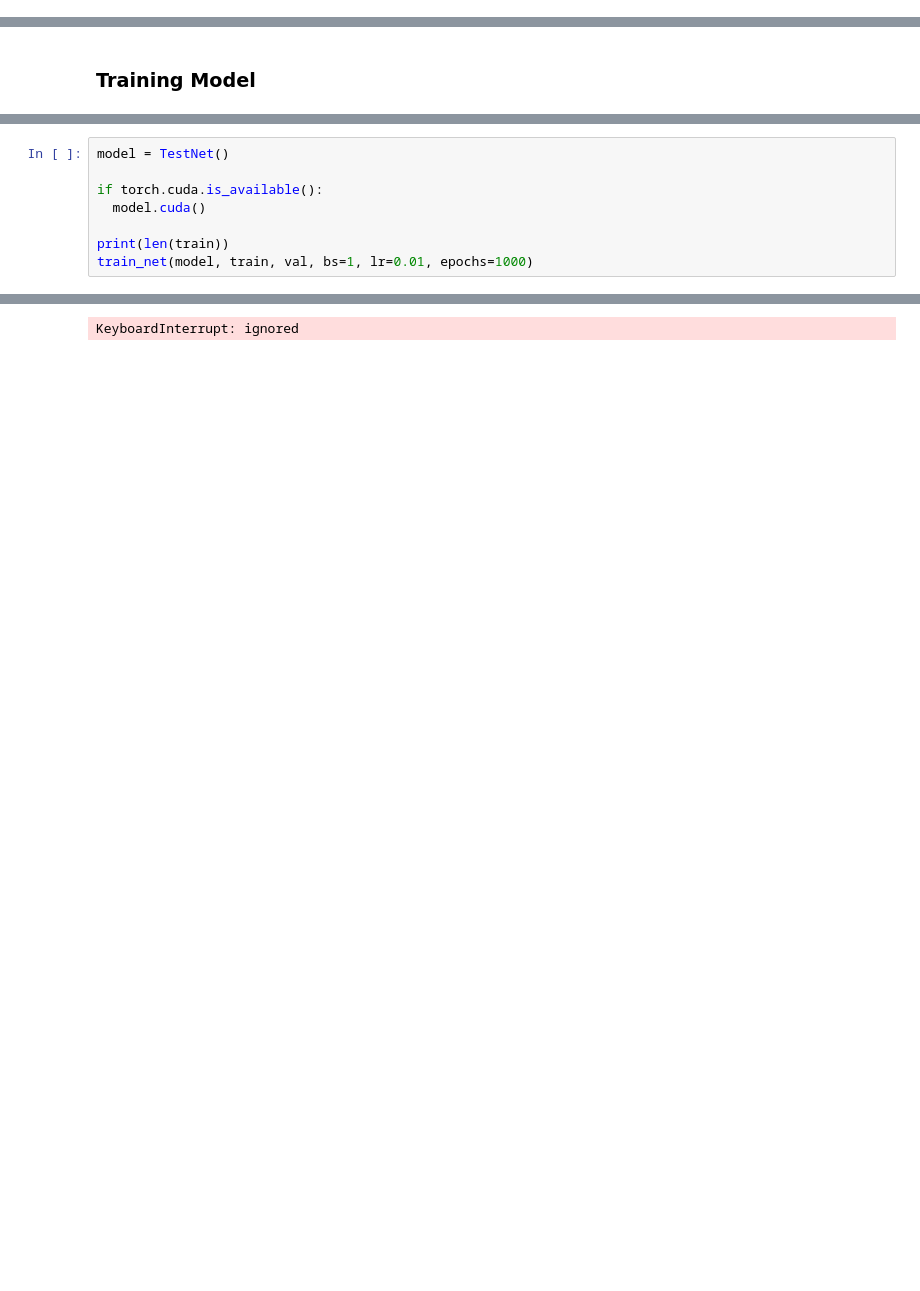
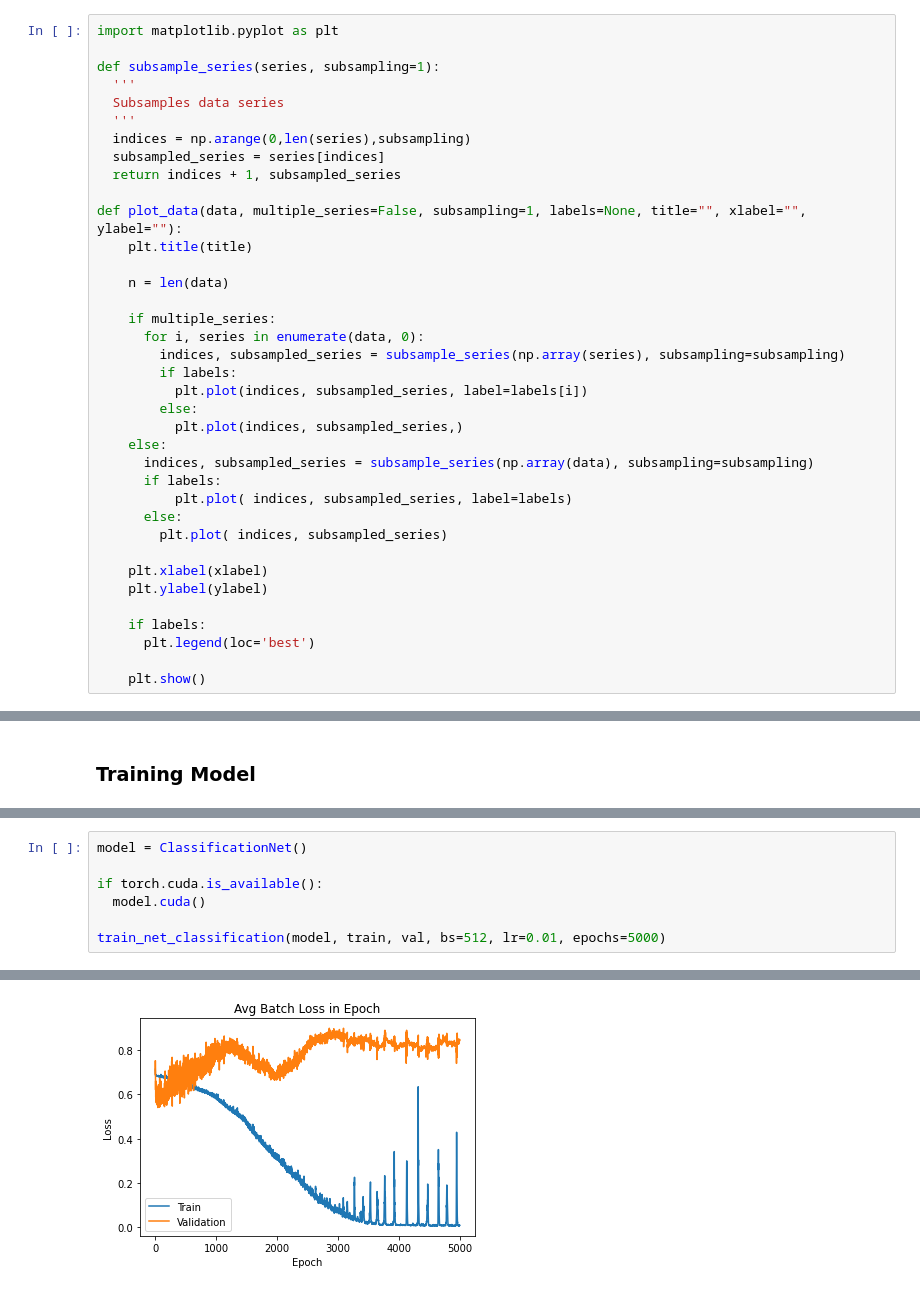
Before and after one commit to APS360-Team-34/Hit-Song-Prediction, a Jupyter notebook: Playground_Rakan.ipynb, the cells around one changed output, grey strips where cells are left out. Cells and saved outputs as stored; diff of their text form; blank space fills up the shorter version.

```diff
--- a/Playground_Rakan.ipynb
+++ b/Playground_Rakan.ipynb
@@ -209,5 +343,42 @@ def predict_some(model, data, num_to_predict):
 
     out = model(features.unsqueeze(0)).clamp(min=0,max=100)
     print(f"Actual: {round(target.item(), 2)};  Predicted: {round(out.item(), 2)}")
+# %%
+import matplotlib.pyplot as plt
+
+def subsample_series(series, subsampling=1):
+  '''
+  Subsamples data series
+  '''
+  indices = np.arange(0,len(series),subsampling)
+  subsampled_series = series[indices]
+  return indices + 1, subsampled_series
+
+def plot_data(data, multiple_series=False, subsampling=1, labels=None, title="", xlabel="", ylabel=""):
+    plt.title(title)
+
+    n = len(data)
+
+    if multiple_series:
+      for i, series in enumerate(data, 0):
+        indices, subsampled_series = subsample_series(np.array(series), subsampling=subsampling)
+        if labels:
+          plt.plot(indices, subsampled_series, label=labels[i])
+        else:
+          plt.plot(indices, subsampled_series,)
+    else:
+      indices, subsampled_series = subsample_series(np.array(data), subsampling=subsampling)
+      if labels:
+          plt.plot( indices, subsampled_series, label=labels)
+      else:
+        plt.plot( indices, subsampled_series)
+
+    plt.xlabel(xlabel)
+    plt.ylabel(ylabel)
+
+    if labels:
+      plt.legend(loc='best')
+
+    plt.show()
 # %% [markdown]
 ### Train Function
@@ -256,9 +487,8 @@ def train_net(model, train_data, valid_data, bs=50, lr=0.01, wd=0, epochs=5):
 # %%
-model = TestNet()
+model = ClassificationNet()
 
 if torch.cuda.is_available():
   model.cuda()
 
-print(len(train))
-train_net(model, train, val, bs=1, lr=0.01, epochs=1000)
+train_net_classification(model, train, val, bs=512, lr=0.01, epochs=5000)
 # %% [output]
@@ -282 +512 @@ Actual: 71.0;  Predicted: 50.57
-KeyboardInterrupt: ignored
+[figure, added]
```
Also changed, not shown: parts of 48 cells of this notebook, 3 other files.
